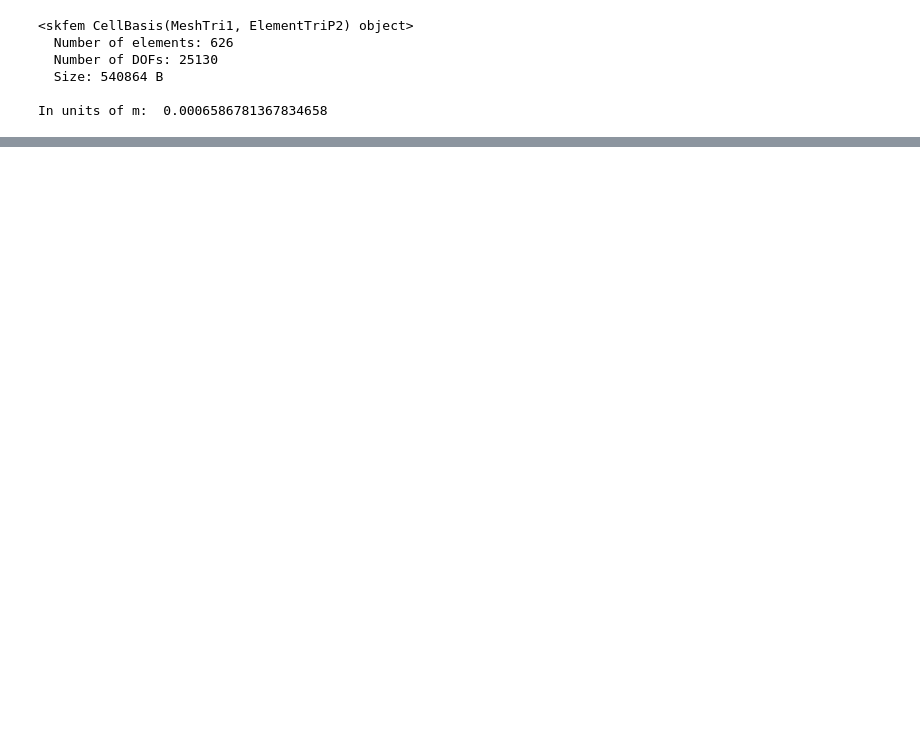
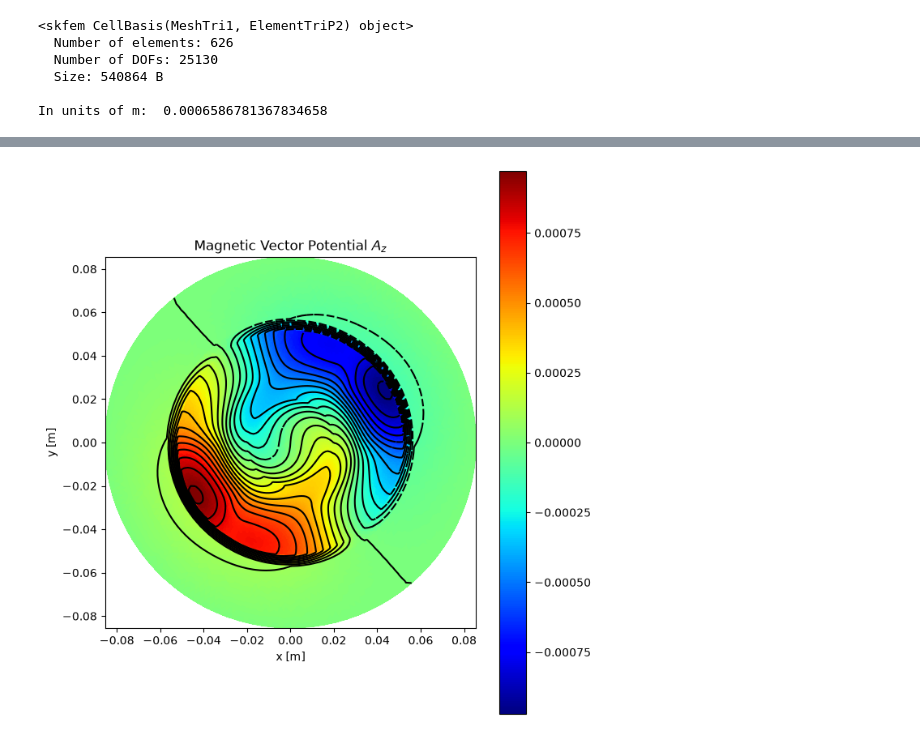
Before and after one commit to VerttiAalto100/computational-electromagnetics, a Jupyter notebook: induction-motor/induction_motor_notebook.ipynb, the cells around one changed output, grey strips where cells are left out. Cells and saved outputs as stored; diff of their text form; code cells hidden in the pictures; blank space fills up the shorter version.

```diff
--- a/induction-motor/induction_motor_notebook.ipynb
+++ b/induction-motor/induction_motor_notebook.ipynb
@@ -61,14 +61,15 @@ Slot_3 → B+
 Slot_2 → C−
 """
 
-slot_bases = [
-    basis.with_elements(mesh.subdomains[f"Slot_{i}"])
-    for i in range(1, 7)
-]
-
+# Mapping dictionary
+slot_bases = {
+    name: basis.with_elements(mesh.subdomains[name])
+    for name in mesh.subdomains
+    if name.startswith("Slot_")
+}
 
 # For example Slot_1 → A+
-print(slot_bases[0])
+print(slot_bases["Slot_1"])
 
 # Evaluate slot area for to solve the current denisty
 # Test winding area
@@ -78,7 +79,7 @@ def area(w):
     return 1.0
 
 print()
-slot_area = area.assemble(slot_bases[0])
+slot_area = area.assemble(slot_bases["Slot_1"])
 print("In units of m: ", slot_area)
 # %% [output]
 <skfem CellBasis(MeshTri1, ElementTriP2) object>
@@ -89,0 +279,37 @@ In units of m:  0.0006586781367834658
+# %%
+import matplotlib.pyplot as plt
+from skfem.visuals.matplotlib import plot
+
+fig, ax = plt.subplots(figsize=(7,7))
+
+
+plot(
+    basis,
+    A_real,
+    shading="gouraud",
+    colorbar=True,
+    ax=ax,
+)
+
+plot(
+    basis,
+    A_real,
+    ax=ax,
+    levels=30,
+    color="black",
+    linewidths=0.4,
+)
+
+ax.set_aspect("equal")
+ax.set_title(f"Magnetic Vector Potential $A_z$")
+ax.set_xlabel("x [m]")
+ax.set_ylabel("y [m]")
+
+plt.tight_layout()
+#from skfem.visuals.matplotlib import draw
+
+
+
+plt.show()
+# %% [output]
+[figure, added]
```
Also changed, not shown: parts of 6 cells of this notebook, 1 other file.
